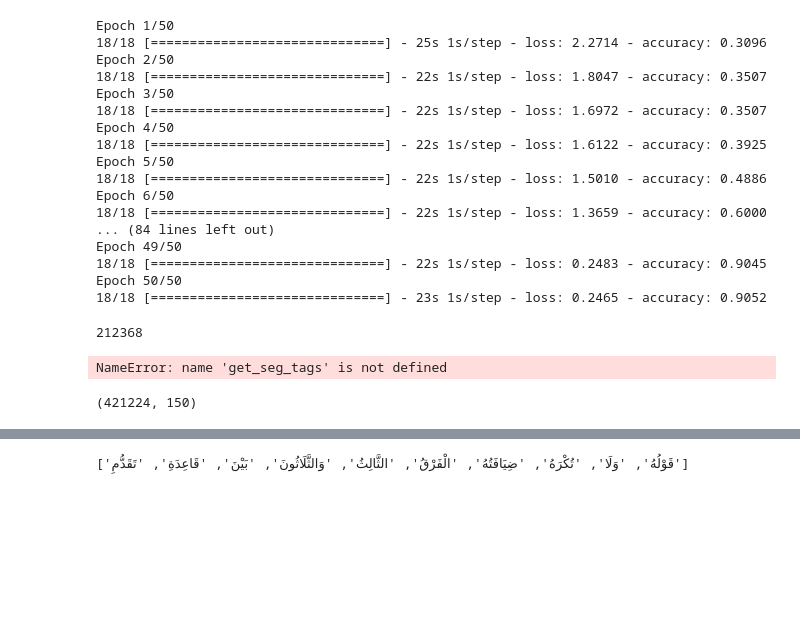
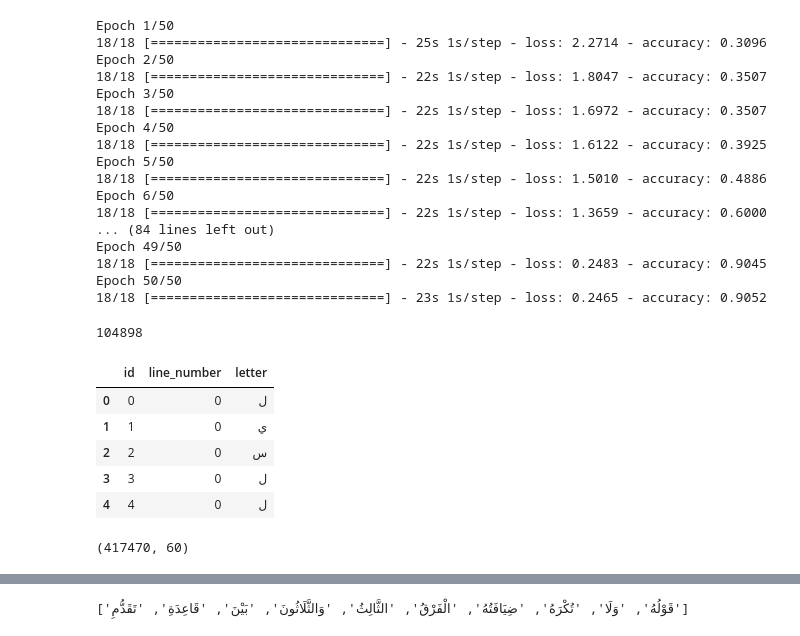
Before and after one commit to yosamah/NLP-Project, a Jupyter notebook: ArabicTextDiacritization.ipynb, the cells around one changed output, grey strips where cells are left out. Cells and saved outputs as stored; diff of their text form; code cells hidden in the pictures; blank space fills up the shorter version.

```diff
--- a/ArabicTextDiacritization.ipynb
+++ b/ArabicTextDiacritization.ipynb
@@ -892,17 +887,28 @@ for i in range(len(val_data_before_preprocessing)):
 # %%
 # Read the tokenized input file
 # read the tokenized input file
-with open('./generatedFiles/val_tokenized_input.txt', 'r', encoding='utf-8') as file:
+with open('./generatedFiles/test_tokenized_input.txt', 'r', encoding='utf-8') as file:
     val_tokenized_input = file.readlines()
     # Remove '\n' from each line
     val_tokenized_input = [line.strip() for line in val_tokenized_input]
 
 print(len(val_tokenized_input))
 # %% [output]
-212368
+104898
 # %%
 for i in range(len(val_data_before_preprocessing)):
     save_gold_output(val_data_before_preprocessing[i],"val_gold_output")
+# %%
+#read test_set_without_labels.csv file
+test_set_without_labels = pd.read_csv('./test/test_set_without_labels.csv', encoding='utf-8')
+test_set_without_labels.head()
+# %% [output]
+|  | id | line_number | letter |
+| 0 | 0 | 0 | ل |
+| 1 | 1 | 0 | ي |
+| 2 | 2 | 0 | س |
+| 3 | 3 | 0 | ل |
+| 4 | 4 | 0 | ل |
 # %%
 # Read from the gold_output file
 with open('./generatedFiles/val_gold_output.txt', 'r', encoding='utf-8') as file:
@@ -913,11 +919,9 @@ with open('./generatedFiles/val_gold_output.txt', 'r', encoding='utf-8') as file
 for i in range(len(val_tokenized_input)):
     val_segments, val_seg_tags = get_seg_tags(val_tokenized_input[i])
     # Write and append on the tokenized input to a file
-    with open('./generatedFiles/val_input_segments.txt', 'a', encoding='utf-8') as file:
+    with open('./generatedFiles/test_input_segments.txt', 'a', encoding='utf-8') as file:
         for tag in val_seg_tags:
             file.write(tag)
         file.write('\n')
-# %% [output]
-NameError: name 'get_seg_tags' is not defined
 # %%
 # Read the val input_segments file
@@ -944,7 +948,7 @@ for i in range(len(val_tokenized_input)):
         tag_features_vector= tags_embeddings[tag_index]
         prior_features_vector= (prior_feature[(val_tokenized_input[i], val_tokenized_input[i][j], j)]) if (val_tokenized_input[i], val_tokenized_input[i][j], j) in prior_feature else [1, 1, 1, 1, 1, 1, 1, 1]
         # pad the prior feature vector with zeros to have the same length as the other features
-        prior_features_vector = np.pad(prior_features_vector, (0, 42), 'constant')
+        prior_features_vector = np.pad(prior_features_vector, (0, 12), 'constant')
         # concatenate the 3 features vectors to have a matrix of 3 columns
         # embeddings.append(np.vstack((char_features_vector, tag_features_vector, prior_features_vector)))
         val_embeddings.append(np.concatenate((char_features_vector, tag_features_vector, prior_features_vector)))
@@ -956,4 +960,4 @@ val_embeddings = np.array(val_embeddings)
 # print(prior_features_vector)
 print(val_embeddings.shape)
 # %% [output]
-(421224, 150)
+(417470, 60)
```
Also changed, not shown: parts of 31 cells of this notebook, 7 other files.
